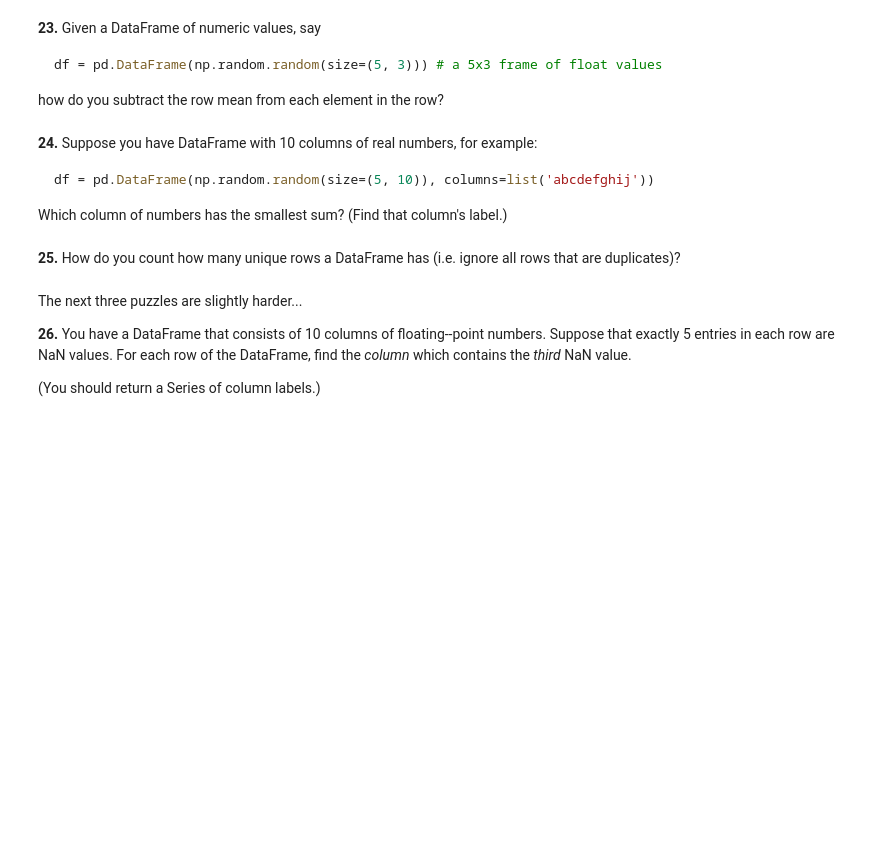
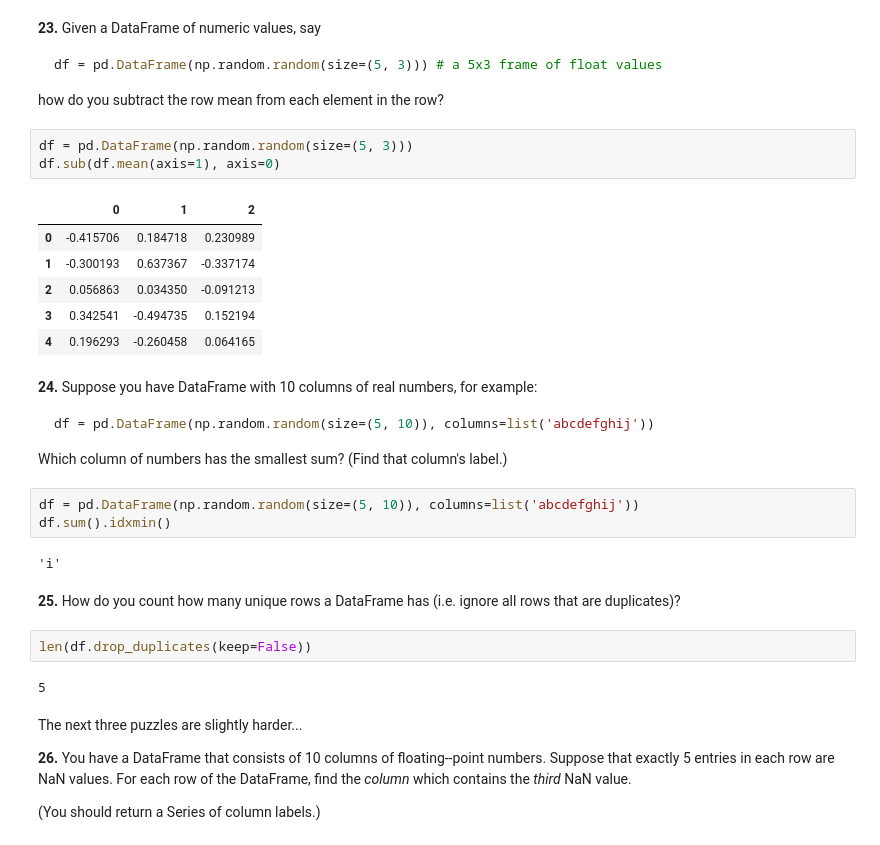
Before and after one commit to sahilnarkar155/guvi-task, a Jupyter notebook: pandas_tasks.ipynb, the cells around one changed output. Cells and saved outputs as stored; diff of their text form; blank space fills up the shorter version.

````diff
--- a/pandas_tasks.ipynb
+++ b/pandas_tasks.ipynb
@@ -265,6 +277,16 @@ df = pd.DataFrame(np.random.random(size=(5, 3))) # a 5x3 frame of float values
 ```
 
 how do you subtract the row mean from each element in the row?
+# %%
+df = pd.DataFrame(np.random.random(size=(5, 3)))
+df.sub(df.mean(axis=1), axis=0)
+# %% [output]
+|  | 0 | 1 | 2 |
+| 0 | -0.415706 | 0.184718 | 0.230989 |
+| 1 | -0.300193 | 0.637367 | -0.337174 |
+| 2 | 0.056863 | 0.034350 | -0.091213 |
+| 3 | 0.342541 | -0.494735 | 0.152194 |
+| 4 | 0.196293 | -0.260458 | 0.064165 |
 # %% [markdown]
 **24.** Suppose you have DataFrame with 10 columns of real numbers, for example:
 
@@ -272,8 +294,17 @@ how do you subtract the row mean from each element in the row?
 df = pd.DataFrame(np.random.random(size=(5, 10)), columns=list('abcdefghij'))
 ```
 Which column of numbers has the smallest sum? (Find that column's label.)
+# %%
+df = pd.DataFrame(np.random.random(size=(5, 10)), columns=list('abcdefghij'))
+df.sum().idxmin()
+# %% [output]
+'i'
 # %% [markdown]
 **25.** How do you count how many unique rows a DataFrame has (i.e. ignore all rows that are duplicates)?
+# %%
+len(df.drop_duplicates(keep=False))
+# %% [output]
+5
 # %% [markdown]
 The next three puzzles are slightly harder...
 
````
Also changed, not shown: parts of 31 cells of this notebook.
